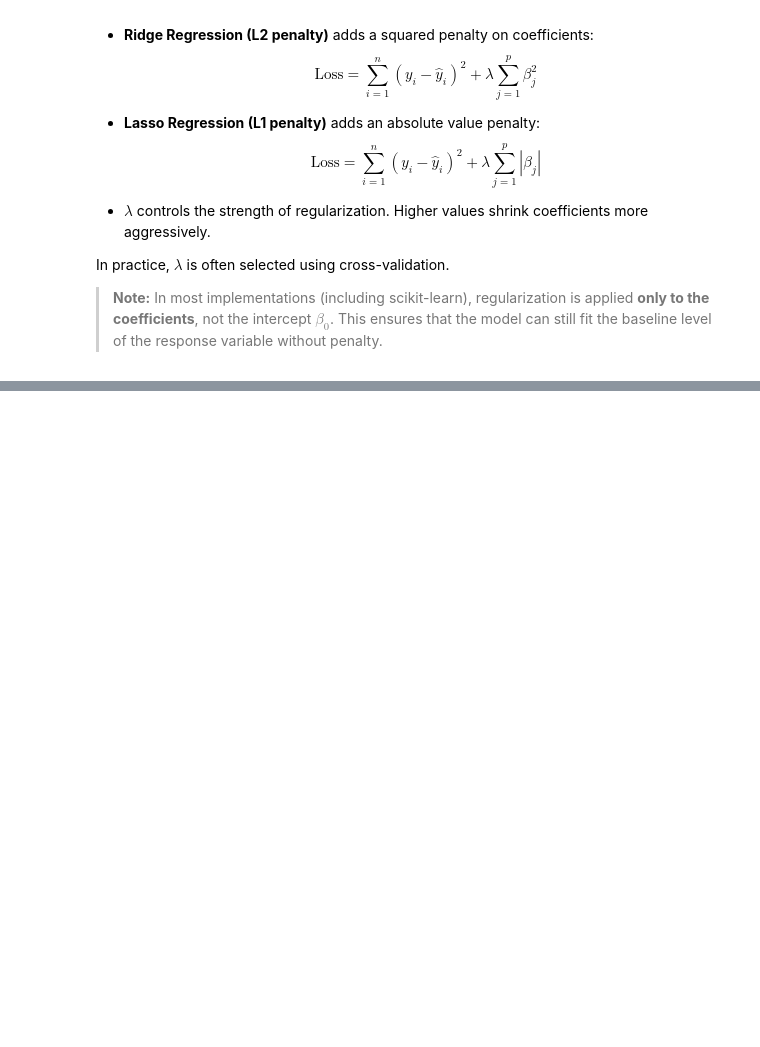
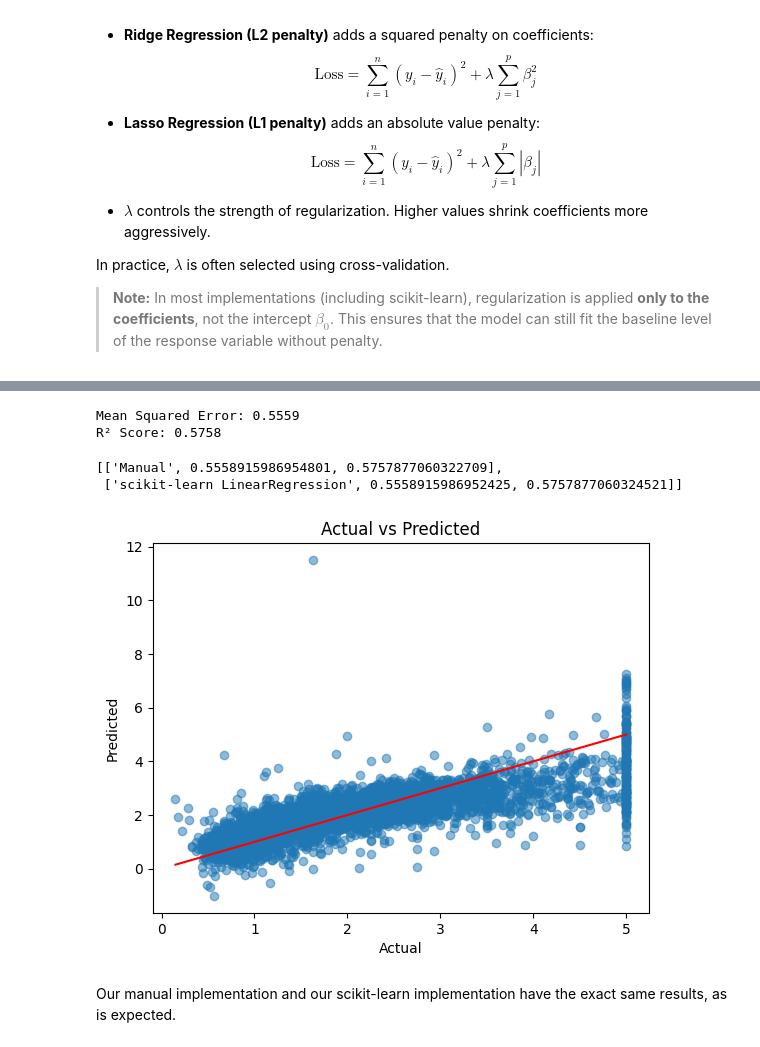
Before and after one commit to martinhamzai/ml-algorithms, a Jupyter notebook: notebooks/linear_regression.ipynb, the cells around one changed output, grey strips where cells are left out. Saved outputs shown, nothing was run; the diff lists cells and outputs as text; code cells hidden in the pictures; blank space fills up the shorter version.

```diff
--- a/notebooks/linear_regression.ipynb
+++ b/notebooks/linear_regression.ipynb
@@ -162,0 +349,30 @@ In practice, $\lambda$ is often selected using cross-validation.
+# %%
+model = LinearRegression()
+model.fit(X_train, y_train)
+y_pred = model.predict(X_test)
+# %%
+# compute MSE and R-squared
+mse = mean_squared_error(y_test, y_pred)
+r2 = r2_score(y_test, y_pred)
+metrics.append(['scikit-learn LinearRegression', mse, r2])
+
+print(f"Mean Squared Error: {mse:.4f}")
+print(f"R² Score: {r2:.4f}")
+metrics
+# %% [output]
+Mean Squared Error: 0.5559
+R² Score: 0.5758
+[['Manual', 0.5558915986954801, 0.5757877060322709],
+ ['scikit-learn LinearRegression', 0.5558915986952425, 0.5757877060324521]]
+# %%
+# Plot actual vs predicted
+plt.scatter(y_test, y_pred, alpha=0.5)
+plt.xlabel("Actual")
+plt.ylabel("Predicted")
+plt.title("Actual vs Predicted")
+plt.plot([y_test.min(), y_test.max()], [y_test.min(), y_test.max()], color='red')
+plt.show()
+# %% [output]
+[figure, added]
+# %% [markdown]
+Our manual implementation and our scikit-learn implementation have the exact same results, as is expected.
```
Also changed, not shown: parts of 42 cells of this notebook, 1 other file.
